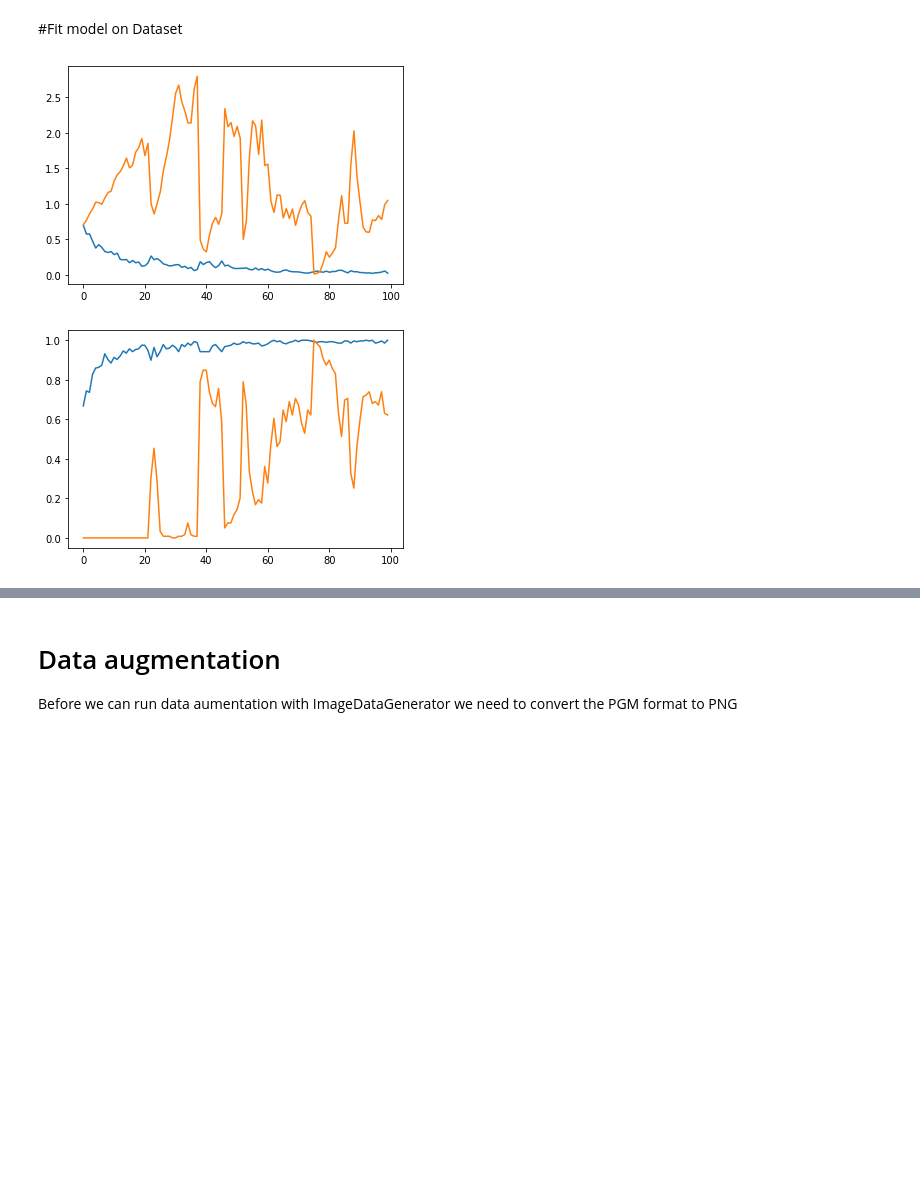
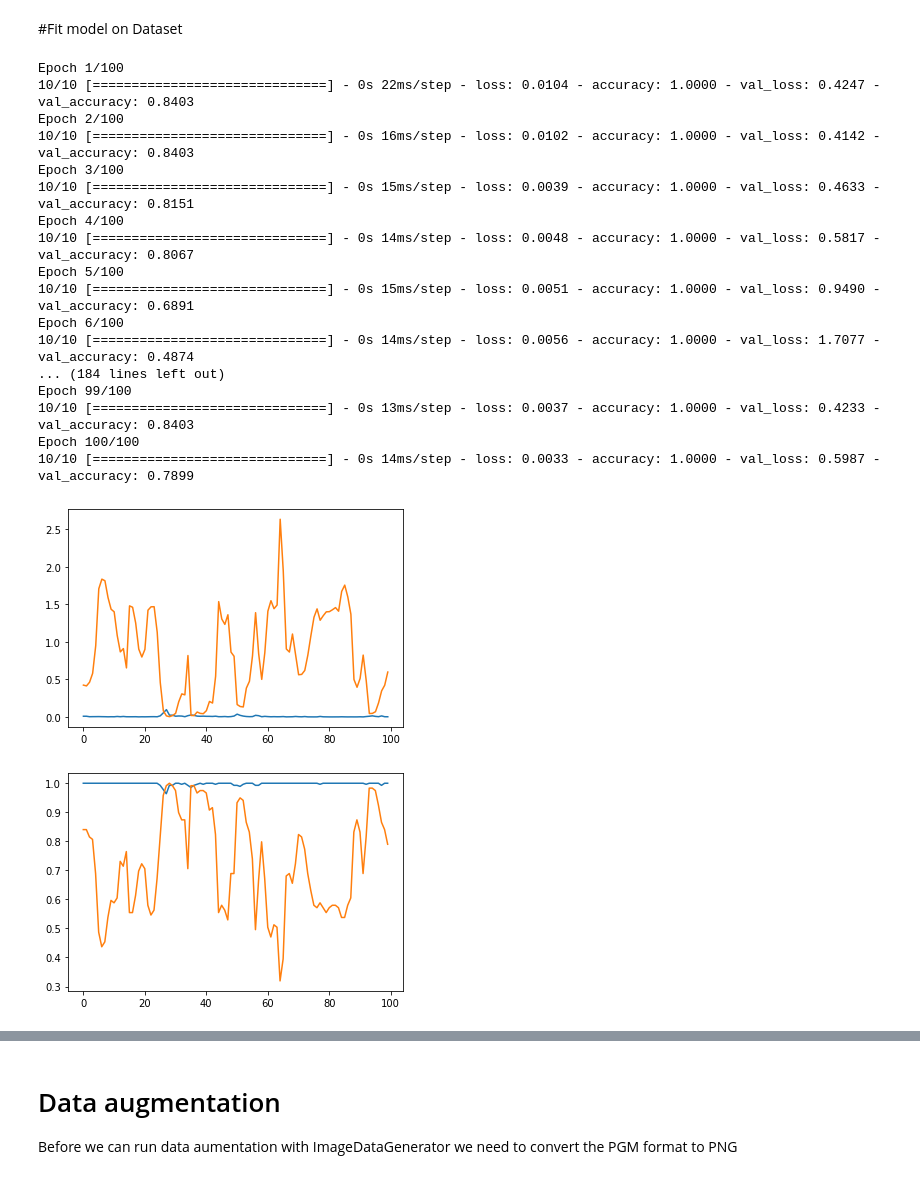
Before and after one commit to federicocampo/CMEPDA-Project, a Jupyter notebook: CNN.ipynb, the cells around one changed output, grey strips where cells are left out. Saved outputs shown, nothing was run; the diff lists cells and outputs as text; code cells hidden in the pictures; blank space fills up the shorter version.

```diff
--- a/CNN.ipynb
+++ b/CNN.ipynb
@@ -30,13 +28,19 @@ PATH = 'gdrive/MyDrive/IMAGES/Mammography_micro'
 *  Imread restituisce un array 60 x 60
 # %%
 def read_imgs(dataset_path, classes):
+  logger.debug('In folder: %s', dataset_path)
   tmp = []
   labels = []
   for cls in classes:
     fnames = glob.glob(os.path.join(dataset_path, str(cls), '*.pgm'))
     tmp += [ imread(fname) for fname in fnames ]
     labels += len(fnames)*[cls]
-  return np.array(tmp, dtype='float32')[..., np.newaxis]/255, np.array(labels)
+  images_array = np.array(tmp, dtype='float32')[..., np.newaxis]/255
+  labels_array = np.array(labels)
+
+  print('Found %d images' %len(images_array))
+
+  return images_array, labels_array
 # %% [markdown]
 Ci sta ~5 minuti a caricare le immagini
 # %%
@@ -167,38 +131,3 @@ Layers {96, 256, 384, 384, 256} with a kernel size of {11, 5, 3, 3, 4},
-# %%
-def make_model(shape=(60, 60, 1)):
-  model = Sequential([
-
-      Conv2D(96, (11,11), padding='same', input_shape=shape),
-      Activation('relu'),
-      MaxPool2D((2,2)),
-      BatchNormalization(),
-
-      Conv2D(256, 5, padding='same'),
-      Activation('relu'),
-      MaxPool2D((2,2)),
-      BatchNormalization(),
-
-      Conv2D(384, 3, padding='same'),
-      BatchNormalization(),
-      Activation('relu'),
-
-      Conv2D(384, 3, padding='same'),
-      BatchNormalization(),
-      Activation('relu'),
-
-      Conv2D(256, 4, padding='same'),
-      BatchNormalization(),
-      Activation('relu'),
-
-
-      Flatten(),
-
-      Dropout(0.5),
-      Dense(1, activation='sigmoid')
-
-  ])
-
-  return model
 # %% [markdown]
 ## MODEL = MAKE_MODEL() AND COMPILE
 # %%
@@ -237,26 +166,43 @@ checkpoint = ModelCheckpoint(
 # %%
 history = model.fit(x_train, y_train,
                     validation_split=0.3,
                     epochs=100,
                     batch_size=30,
                     shuffle=True,
                     callbacks = [checkpoint],
-                    verbose=0)
+                    verbose=1)
 
 
 
 #print(history.history.keys())
 
 plt.plot(history.history['loss'])
 plt.plot(history.history['val_loss'])
 plt.show()
 
 plt.plot(history.history['accuracy'])
 plt.plot(history.history['val_accuracy'])
 plt.show()
 # %% [output]
+Epoch 1/100
+10/10 [==============================] - 0s 22ms/step - loss: 0.0104 - accuracy: 1.0000 - val_loss: 0.4247 - val_accuracy: 0.8403
+Epoch 2/100
+10/10 [==============================] - 0s 16ms/step - loss: 0.0102 - accuracy: 1.0000 - val_loss: 0.4142 - val_accuracy: 0.8403
+Epoch 3/100
+10/10 [==============================] - 0s 15ms/step - loss: 0.0039 - accuracy: 1.0000 - val_loss: 0.4633 - val_accuracy: 0.8151
+Epoch 4/100
+10/10 [==============================] - 0s 14ms/step - loss: 0.0048 - accuracy: 1.0000 - val_loss: 0.5817 - val_accuracy: 0.8067
+Epoch 5/100
+10/10 [==============================] - 0s 15ms/step - loss: 0.0051 - accuracy: 1.0000 - val_loss: 0.9490 - val_accuracy: 0.6891
+Epoch 6/100
+10/10 [==============================] - 0s 14ms/step - loss: 0.0056 - accuracy: 1.0000 - val_loss: 1.7077 - val_accuracy: 0.4874
+... (184 lines left out)
+Epoch 99/100
+10/10 [==============================] - 0s 13ms/step - loss: 0.0037 - accuracy: 1.0000 - val_loss: 0.4233 - val_accuracy: 0.8403
+Epoch 100/100
+10/10 [==============================] - 0s 14ms/step - loss: 0.0033 - accuracy: 1.0000 - val_loss: 0.5987 - val_accuracy: 0.7899
-[figure, old version]
+[figure, new version]
-[figure, old version]
+[figure, new version]
 # %%
 model.save(os.path.join(PATH, 'model.hdf5'))
 model.evaluate(x_test, y_test)  # returns 'loss' and 'metrics' (accuracy)
```
Also changed, not shown: parts of 15 cells of this notebook.
